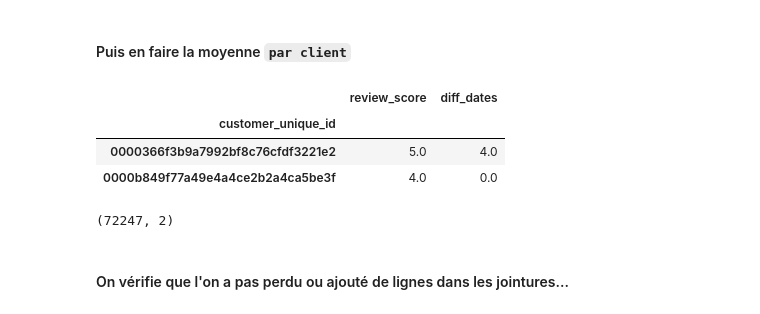
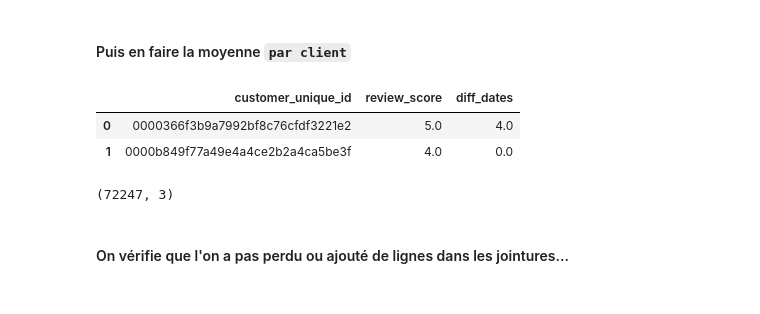
Before and after one commit to Valkea/OC_AI_05, a Jupyter notebook: 02_Clustering.ipynb, the cells around one changed output. Saved outputs shown, nothing was run; the diff lists cells and outputs as text; code cells hidden in the pictures.

Commit message:
feature: add more custom features in features engineering section

```diff
--- a/02_Clustering.ipynb
+++ b/02_Clustering.ipynb
@@ -470,17 +452,16 @@ data_fe1.head(2)
 # %% [markdown]
 #### Puis en faire la moyenne `par client`
 # %%
-data_fe2 = data_fe1.groupby('customer_unique_id').mean()
+data_fe2 = data_fe1.groupby('customer_unique_id').mean().reset_index()
 data_fe2.head(2)
 # %% [output]
-|  | review_score | diff_dates |
-| customer_unique_id |  |  |
-| 0000366f3b9a7992bf8c76cfdf3221e2 | 5.0 | 4.0 |
-| 0000b849f77a49e4a4ce2b2a4ca5be3f | 4.0 | 0.0 |
+|  | customer_unique_id | review_score | diff_dates |
+| 0 | 0000366f3b9a7992bf8c76cfdf3221e2 | 5.0 | 4.0 |
+| 1 | 0000b849f77a49e4a4ce2b2a4ca5be3f | 4.0 | 0.0 |
 # %%
 data_fe2.shape
 # %% [output]
-(72247, 2)
+(72247, 3)
 # %% [markdown]
 #### On vérifie que l'on a pas perdu ou ajouté de lignes dans les jointures...
 # %%
```
Also changed, not shown: parts of 25 cells of this notebook.
